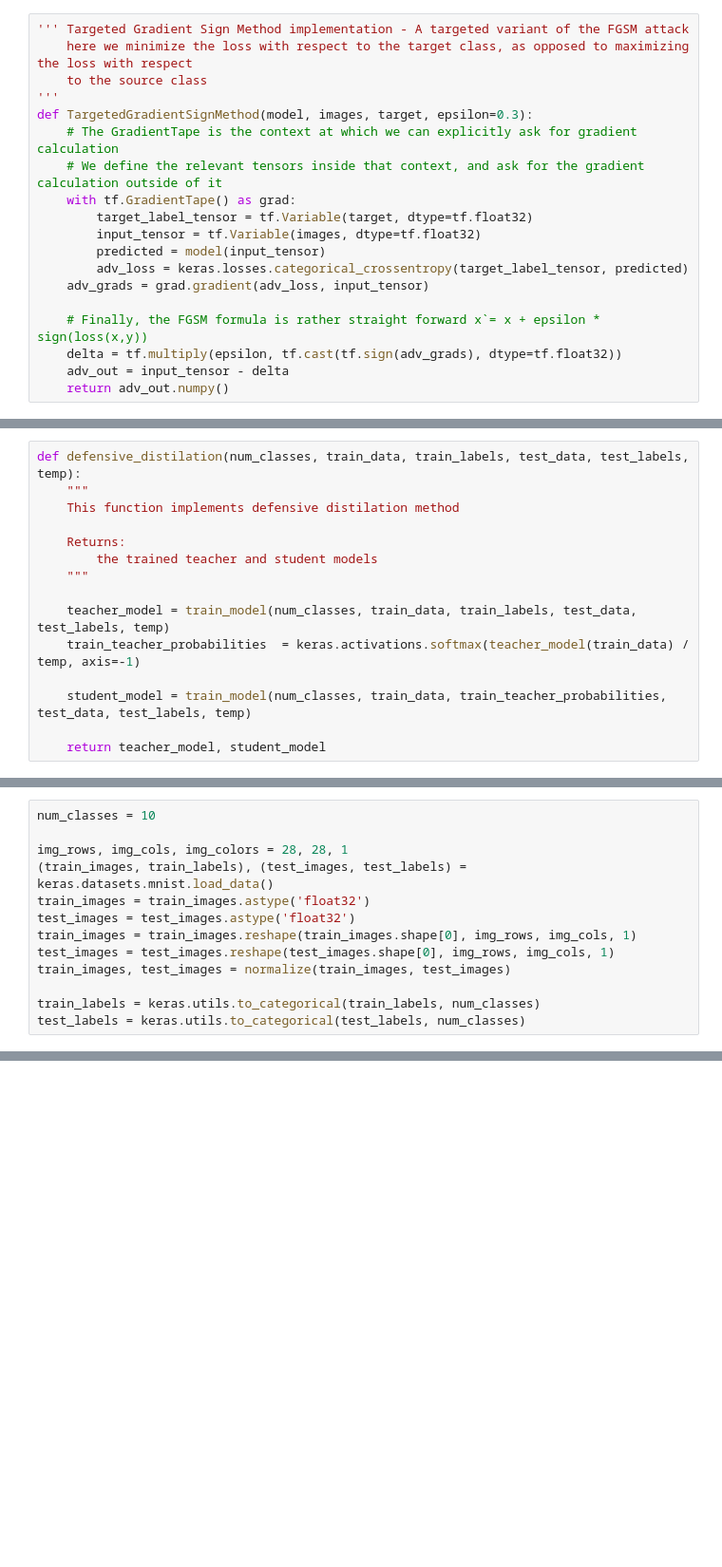
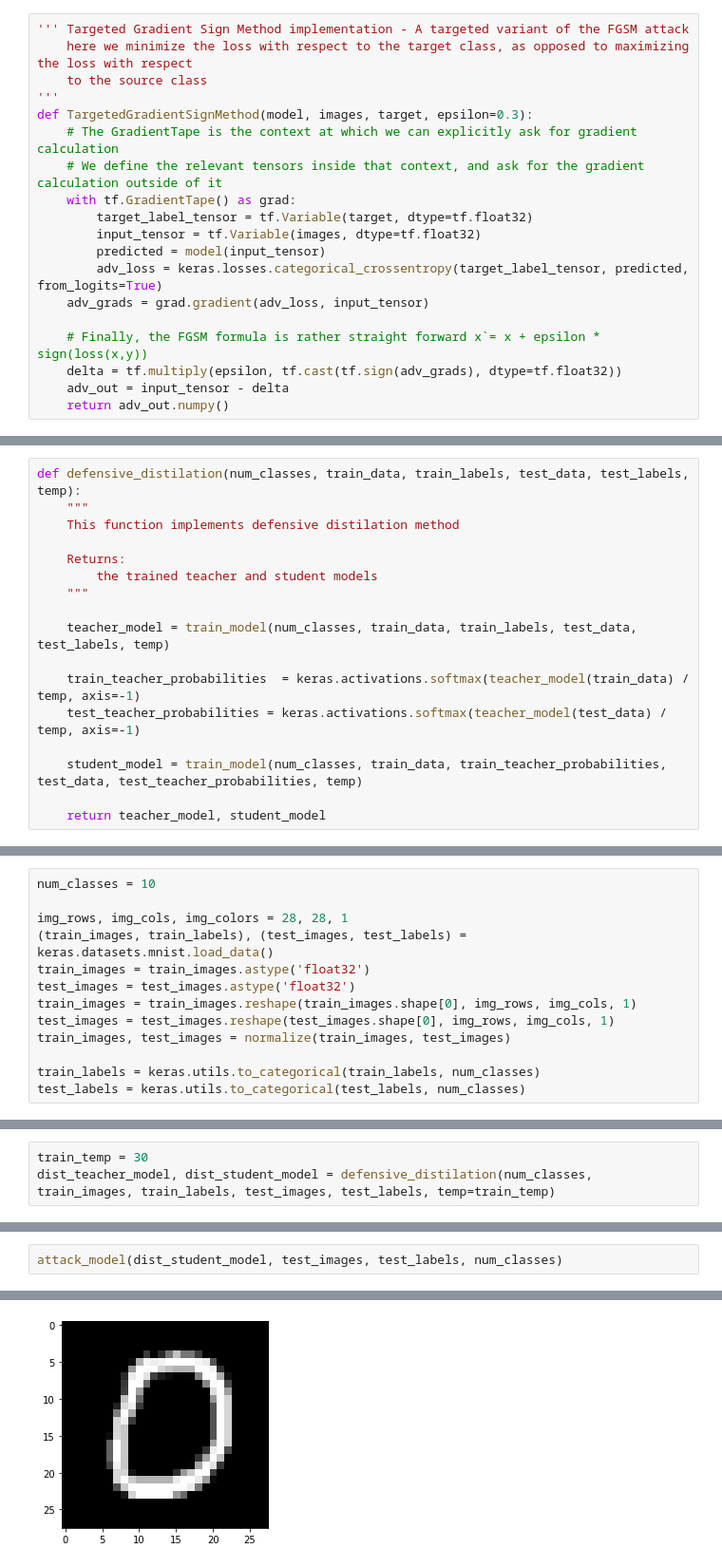
Before and after one commit to moshenas/Adverserial_Learning_Yandex, a Jupyter notebook: assignment4/Assignment4.ipynb, the cells around one changed output, grey strips where cells are left out. Shown at 95% size. Saved outputs shown, nothing was run; the diff lists cells and outputs as text; blank space fills up the shorter version.

```diff
--- a/assignment4/Assignment4.ipynb
+++ b/assignment4/Assignment4.ipynb
@@ -132,7 +133,7 @@ def TargetedGradientSignMethod(model, images, target, epsilon=0.3):
         target_label_tensor = tf.Variable(target, dtype=tf.float32)
         input_tensor = tf.Variable(images, dtype=tf.float32)
         predicted = model(input_tensor)
-        adv_loss = keras.losses.categorical_crossentropy(target_label_tensor, predicted)
+        adv_loss = keras.losses.categorical_crossentropy(target_label_tensor, predicted, from_logits=True)
     adv_grads = grad.gradient(adv_loss, input_tensor)
 
     # Finally, the FGSM formula is rather straight forward x`= x + epsilon * sign(loss(x,y))
@@ -174,9 +220,11 @@ def defensive_distilation(num_classes, train_data, train_labels, test_data, test
     """
 
     teacher_model = train_model(num_classes, train_data, train_labels, test_data, test_labels, temp)
+
     train_teacher_probabilities  = keras.activations.softmax(teacher_model(train_data) / temp, axis=-1)
+    test_teacher_probabilities = keras.activations.softmax(teacher_model(test_data) / temp, axis=-1)
 
-    student_model = train_model(num_classes, train_data, train_teacher_probabilities, test_data, test_labels, temp)
+    student_model = train_model(num_classes, train_data, train_teacher_probabilities, test_data, test_teacher_probabilities, temp)
 
     return teacher_model, student_model
 # %% [markdown]
@@ -206,0 +306,3 @@ test_labels = keras.utils.to_categorical(test_labels, num_classes)
+# %%
+train_temp = 30
+dist_teacher_model, dist_student_model = defensive_distilation(num_classes, train_images, train_labels, test_images, test_labels, temp=train_temp)
@@ -206,0 +327,3 @@ test_labels = keras.utils.to_categorical(test_labels, num_classes)
+# %%
+attack_model(dist_student_model, test_images, test_labels, num_classes)
+# %% [output]
@@ -206,0 +334 @@ test_labels = keras.utils.to_categorical(test_labels, num_classes)
+[figure, added]
```
Also changed, not shown: parts of 26 cells of this notebook, 4 other files.
